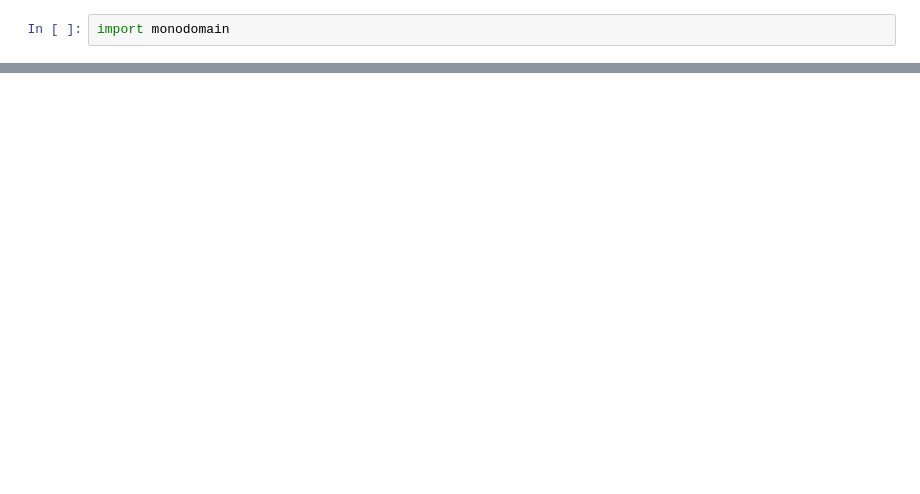
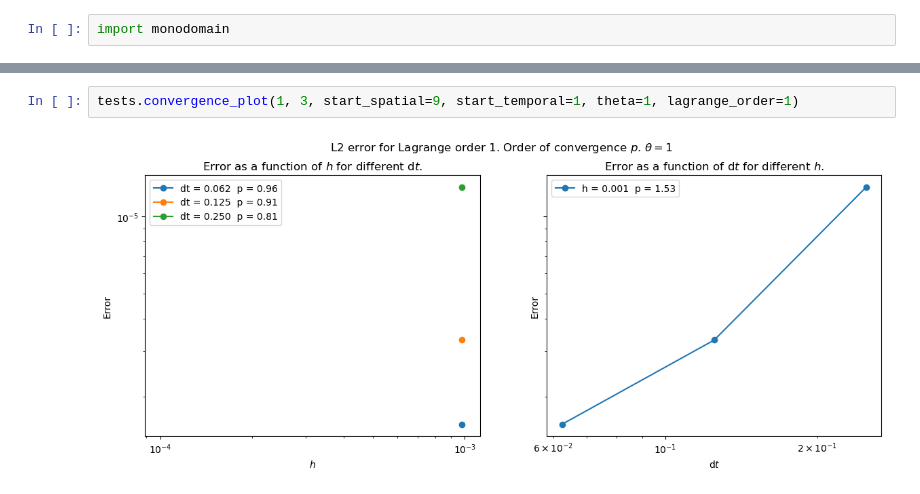
Before and after one commit to aledha/Computing-the-Electrical-Activity-in-the-Heart, a Jupyter notebook: operator splitting/op_split_convergence.ipynb, the cells around one changed output, grey strips where cells are left out. Cells and saved outputs as stored; diff of their text form; blank space fills up the shorter version.

```diff
--- a/operator splitting/op_split_convergence.ipynb
+++ b/operator splitting/op_split_convergence.ipynb
@@ -196,0 +68,4 @@ tests.convergence_plot(5, 4, start_spatial=1, start_temporal=5, theta=0.5, lagra
+# %%
+tests.convergence_plot(1, 3, start_spatial=9, start_temporal=1, theta=1, lagrange_order=1)
+# %% [output]
+[figure, added]
```
Also changed, not shown: parts of 15 cells of this notebook, 4 other files.
